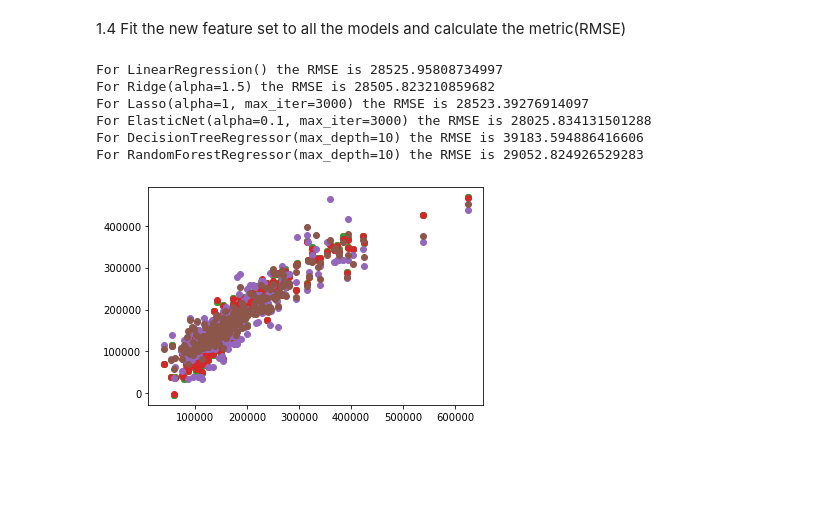
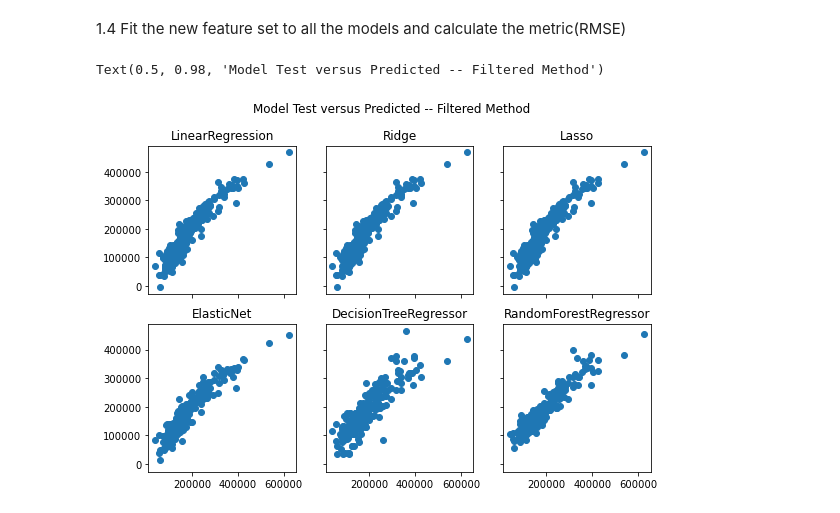
Before and after one commit to pmotameni/mids-w207-final-project, a Jupyter notebook: feature_selection.ipynb, the cells around one changed output. Drawn from its saved outputs; the diff is of its cells as text; code cells hidden in the pictures; blank space fills up the shorter version.

```diff
--- a/feature_selection.ipynb
+++ b/feature_selection.ipynb
@@ -186,10 +155,11 @@ features_selected
 # %% [markdown]
 1.4 Fit the new feature set to all the models and calculate the metric(RMSE)
 # %%
+# create a list of model will be used
 regressor_list=[LinearRegression(),
             Ridge(alpha=1.5),
-            Lasso(alpha=1,max_iter=3000),
-            ElasticNet(alpha=0.1, l1_ratio=0.5, max_iter=3000),
+            Lasso(alpha=1,max_iter=5000),
+            ElasticNet(alpha=2.0, l1_ratio=0.5, max_iter=300000),
             DTR(max_depth=10),
             RFR(max_depth=10)
             ]
@@ -213,12 +180,35 @@ def analyze_regression(regressor):
-# %%
-for regressor in regressor_list:
-
-    analyze_regression(regressor)
-# %% [output]
-For LinearRegression() the RMSE is 28525.95808734997
-For Ridge(alpha=1.5) the RMSE is 28505.823210859682
-For Lasso(alpha=1, max_iter=3000) the RMSE is 28523.39276914097
-For ElasticNet(alpha=0.1, max_iter=3000) the RMSE is 28025.834131501288
-For DecisionTreeRegressor(max_depth=10) the RMSE is 39183.594886416606
-For RandomForestRegressor(max_depth=10) the RMSE is 29052.824926529283
-[figure, removed]
+# %%
+dict_results={}
+k=0
+for regressor in regressor_list:
+    model_used, RMSE_result, y_predicted =analyze_regression(regressor)
+    dict_results[k]={"model":model_used,"RMSE":RMSE_result, "y_predicted":y_predicted}
+    k+=1
+# %%
+model_name=["LinearRegression",
+            "Ridge",
+            "Lasso",
+            "ElasticNet",
+            "DecisionTreeRegressor",
+            "RandomForestRegressor"
+            ]
+# %%
+#plot charts to see predicted price and SalePrice differences
+fig, axs=plt.subplots(2,3, figsize=(9,6), sharex=True, sharey=True)
+axs[0,0].scatter(y_test, dict_results[0]["y_predicted"])
+axs[0,0].set_title(model_name[0])
+axs[0,1].scatter(y_test, dict_results[1]["y_predicted"])
+axs[0,1].set_title(model_name[1])
+axs[0,2].scatter(y_test, dict_results[2]["y_predicted"])
+axs[0,2].set_title(model_name[2])
+axs[1,0].scatter(y_test, dict_results[3]["y_predicted"])
+axs[1,0].set_title(model_name[3])
+axs[1,1].scatter(y_test, dict_results[4]["y_predicted"])
+axs[1,1].set_title(model_name[4])
+axs[1,2].scatter(y_test, dict_results[5]["y_predicted"])
+axs[1,2].set_title(model_name[5])
+
+fig.suptitle("Model Test versus Predicted -- Filtered Method",fontsize=12)
+# %% [output]
+Text(0.5, 0.98, 'Model Test versus Predicted -- Filtered Method')
+[figure, added]
```
Also changed, not shown: parts of 24 cells of this notebook.
